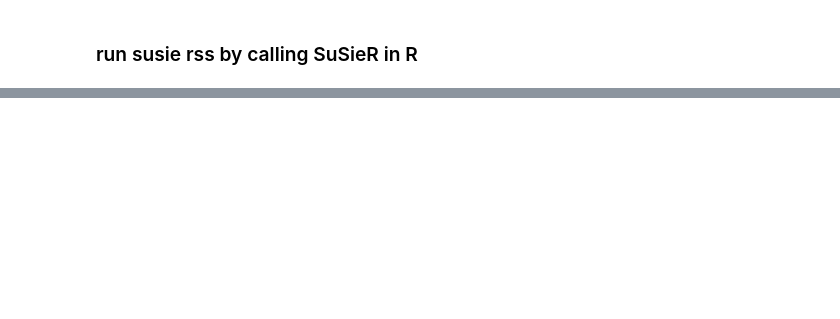
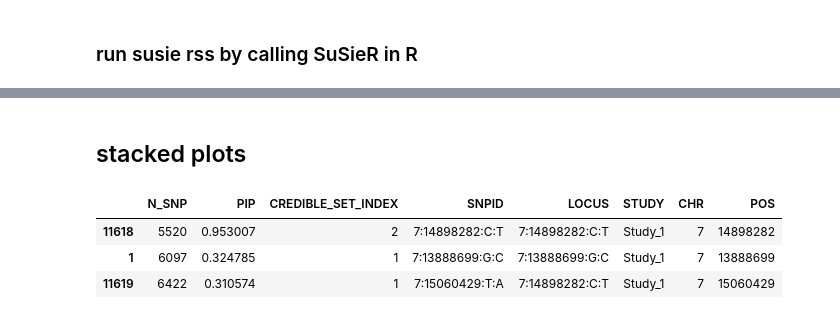
Before and after one commit to Cloufield/gwaslab, a Jupyter notebook: examples/_development/finemapping/utility_finemapping.ipynb, the cells around one changed output, grey strips where cells are left out. Drawn from its saved outputs; the diff is of its cells as text; code cells hidden in the pictures; blank space fills up the shorter version.

```diff
--- a/examples/_development/finemapping/utility_finemapping.ipynb
+++ b/examples/_development/finemapping/utility_finemapping.ipynb
@@ -135,0 +155,9 @@ mysumstats.pipcs.to_csv("mysumstats.pipcs",index=None)
+# %% [markdown]
+## stacked plots
+# %%
+mysumstats.get_cs_lead()
+# %% [output]
+|  | N_SNP | PIP | CREDIBLE_SET_INDEX | SNPID | LOCUS | STUDY | CHR | POS |
+| 11618 | 5520 | 0.953007 | 2 | 7:14898282:C:T | 7:14898282:C:T | Study_1 | 7 | 14898282 |
+| 1 | 6097 | 0.324785 | 1 | 7:13888699:G:C | 7:13888699:G:C | Study_1 | 7 | 13888699 |
+| 11619 | 6422 | 0.310574 | 1 | 7:15060429:T:A | 7:14898282:C:T | Study_1 | 7 | 15060429 |
```
Also changed, not shown: parts of 14 cells of this notebook, 4 other files.
